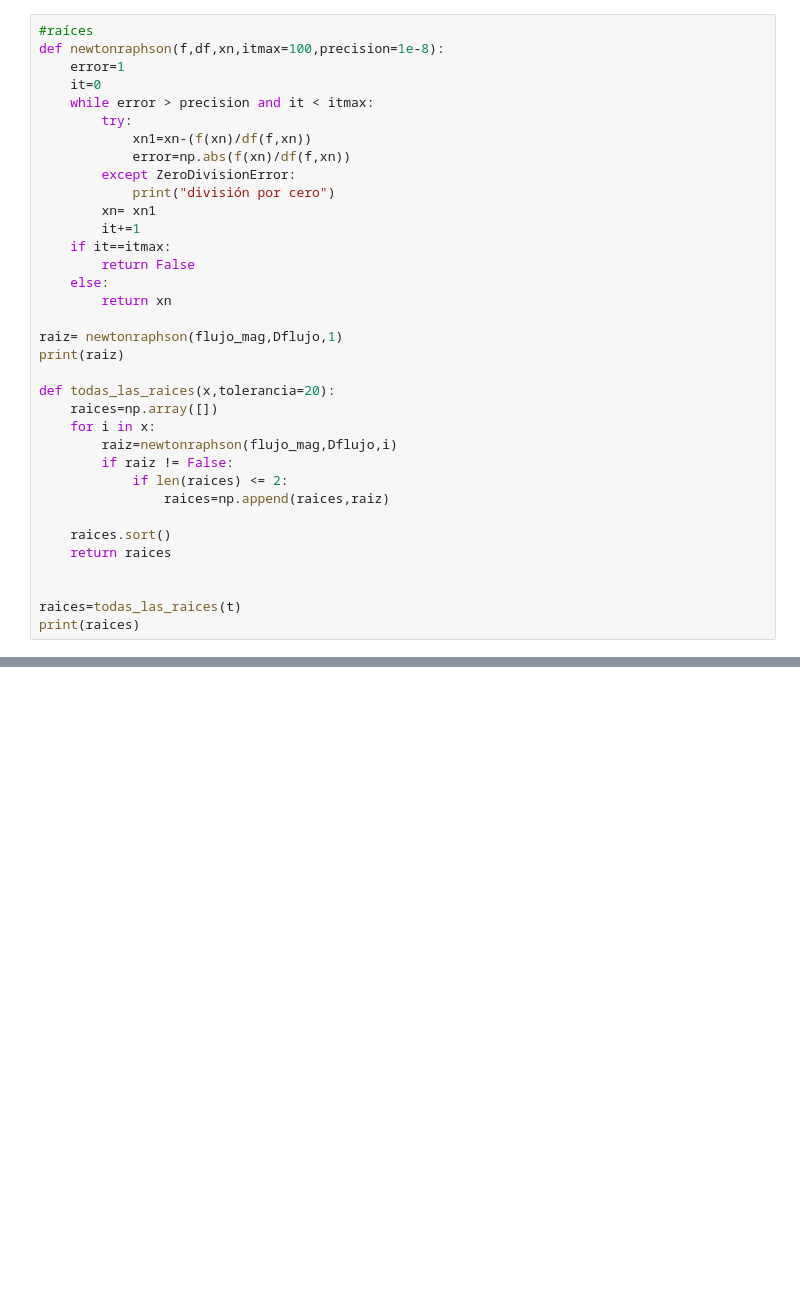
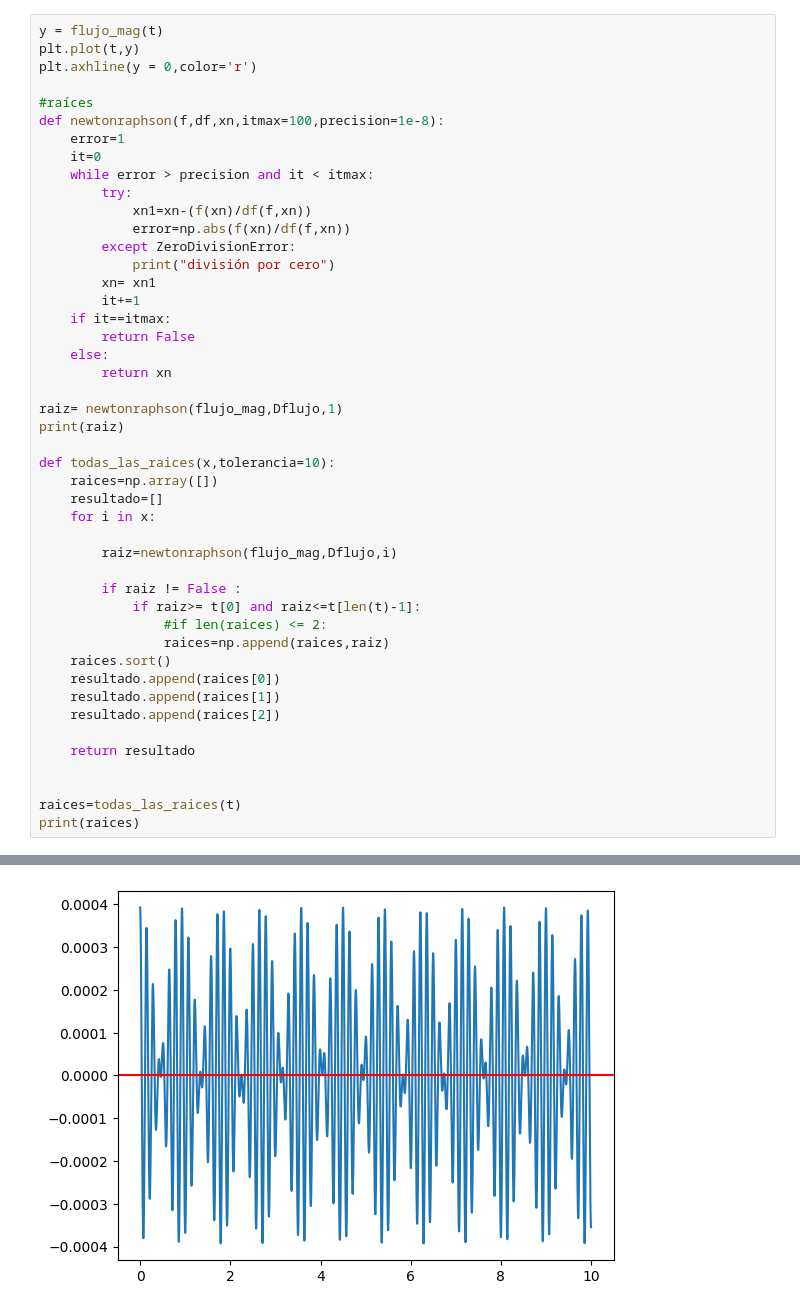
Before and after one commit to angiedch/MetodosI_AngieChiquillo_SantiagoGuataquira, a Jupyter notebook: Taller_2/Punto1_Derivadas.ipynb, the cells around one changed output, grey strips where cells are left out. Drawn from its saved outputs; the diff is of its cells as text; blank space fills up the shorter version.

```diff
--- a/Taller_2/Punto1_Derivadas.ipynb
+++ b/Taller_2/Punto1_Derivadas.ipynb
@@ -28,4 +28,8 @@ plt.show()
 # %%
+y = flujo_mag(t)
+plt.plot(t,y)
+plt.axhline(y = 0,color='r')
+
 #raíces
 def newtonraphson(f,df,xn,itmax=100,precision=1e-8):
     error=1
@@ -46,16 +50,23 @@ def newtonraphson(f,df,xn,itmax=100,precision=1e-8):
 raiz= newtonraphson(flujo_mag,Dflujo,1)
 print(raiz)
 
-def todas_las_raices(x,tolerancia=20):
+def todas_las_raices(x,tolerancia=10):
     raices=np.array([])
+    resultado=[]
     for i in x:
+
         raiz=newtonraphson(flujo_mag,Dflujo,i)
-        if raiz != False:
-            if len(raices) <= 2:
+
+        if raiz != False :
+            if raiz>= t[0] and raiz<=t[len(t)-1]:
+                #if len(raices) <= 2:
                 raices=np.append(raices,raiz)
+    raices.sort()
+    resultado.append(raices[0])
+    resultado.append(raices[1])
+    resultado.append(raices[2])
 
-    raices.sort()
-    return raices
+    return resultado
 
 
 raices=todas_las_raices(t)
@@ -65,0 +77 @@ print(raices)
+[figure, added]
```
Also changed, not shown: parts of 2 cells of this notebook.
